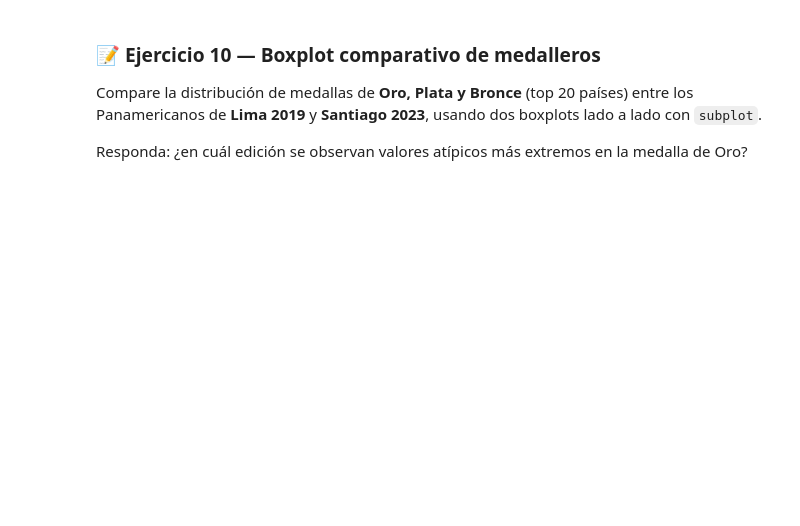
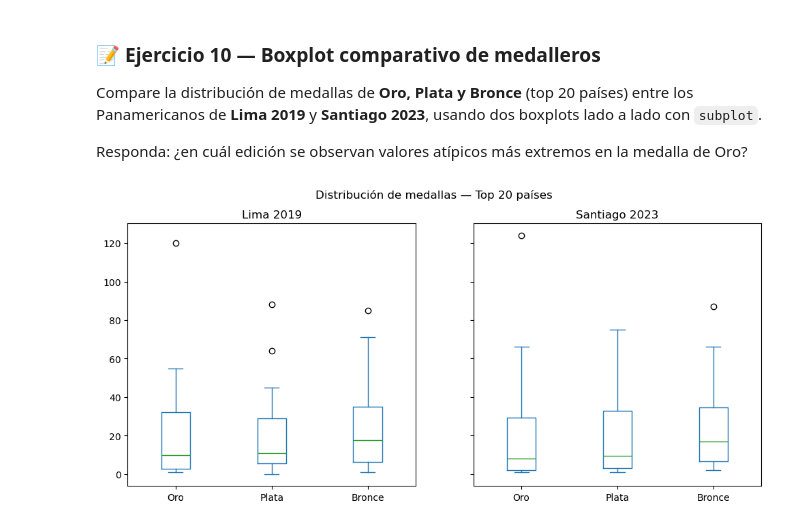
Before and after one commit to jgomezz/cpe_ciencia_datos_python_2026, a Jupyter notebook: mod2_estadistica_y_visualizacion/semana_03_visualization.ipynb, the cells around one changed output. Saved outputs shown, nothing was run; the diff lists cells and outputs as text; code cells hidden in the pictures; blank space fills up the shorter version.

```diff
--- a/mod2_estadistica_y_visualizacion/semana_03_visualization.ipynb
+++ b/mod2_estadistica_y_visualizacion/semana_03_visualization.ipynb
@@ -853,3 +866,18 @@ Compare la distribución de medallas de **Oro, Plata y Bronce** (top 20 países)
 Responda: ¿en cuál edición se observan valores atípicos más extremos en la medalla de Oro?
 # %%
 # Escriba su solución aquí
+df_2019 = pd.read_csv("dataset/panamericanos/medallero_Panamericanos_Lima2019.csv").head(20)
+df_2023 = pd.read_csv("dataset/panamericanos/medallero_Panamericanos_Santiago2023.csv").head(20)
+
+fig, axes = plt.subplots(1, 2, figsize=(12, 5), sharey=True)
+
+df_2019[["Oro", "Plata", "Bronce"]].plot.box(ax=axes[0])
+axes[0].set_title("Lima 2019")
+
+df_2023[["Oro", "Plata", "Bronce"]].plot.box(ax=axes[1])
+axes[1].set_title("Santiago 2023")
+
+plt.suptitle("Distribución de medallas — Top 20 países")
+plt.show()
+# %% [output]
+[figure, added]
```
Also changed, not shown: parts of 1 cell of this notebook.
